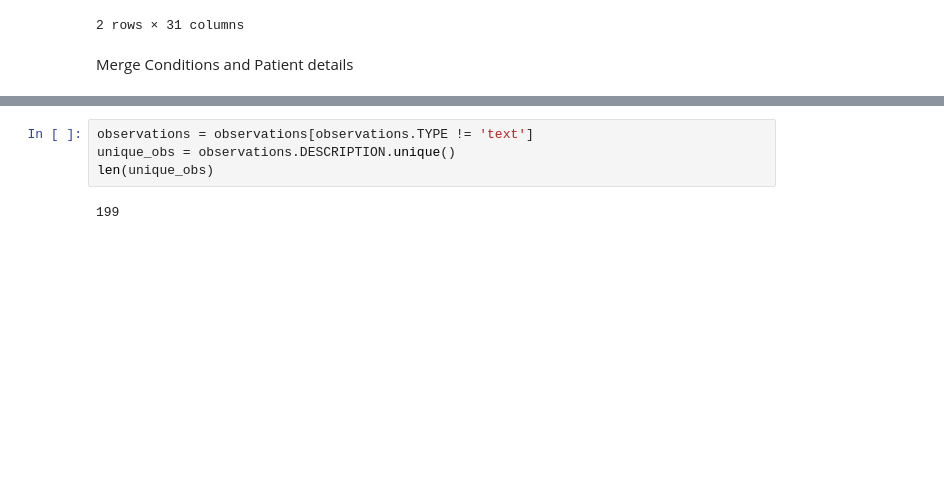
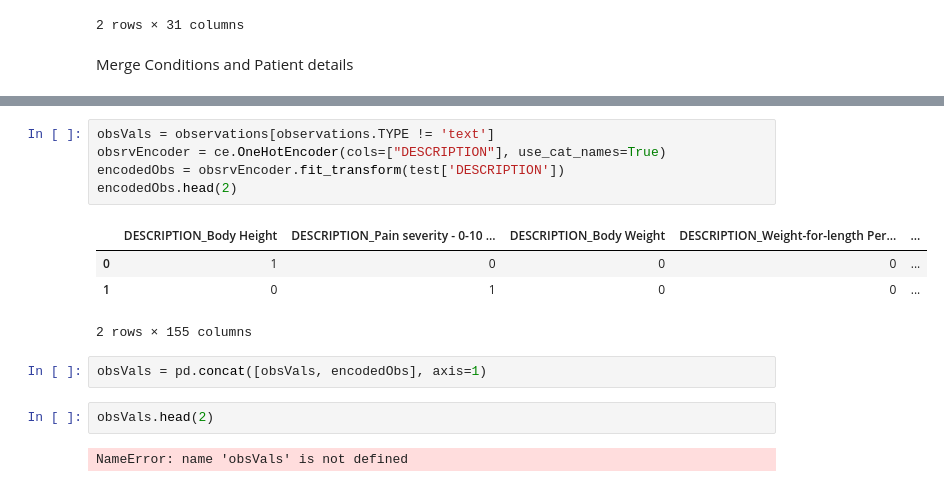
Before and after one commit to startsUp/PanPals, a Jupyter notebook: data-parsing.ipynb, the cells around one changed output, grey strips where cells are left out. Saved outputs shown, nothing was run; the diff lists cells and outputs as text; blank space fills up the shorter version.

```diff
--- a/data-parsing.ipynb
+++ b/data-parsing.ipynb
@@ -134,6 +139,16 @@ patient_age.head(2)
-# %%
-observations = observations[observations.TYPE != 'text']
-unique_obs = observations.DESCRIPTION.unique()
-len(unique_obs)
-# %% [output]
-199
+# %%
+obsVals = observations[observations.TYPE != 'text']
+obsrvEncoder = ce.OneHotEncoder(cols=["DESCRIPTION"], use_cat_names=True)
+encodedObs = obsrvEncoder.fit_transform(test['DESCRIPTION'])
+encodedObs.head(2)
+# %% [output]
+|  | DESCRIPTION_Body Height | DESCRIPTION_Pain severity - 0-10 ... | DESCRIPTION_Body Weight | DESCRIPTION_Weight-for-length Per... | ... |
+| 0 | 1 | 0 | 0 | 0 | ... |
+| 1 | 0 | 1 | 0 | 0 | ... |
+2 rows × 155 columns
+# %%
+obsVals = pd.concat([obsVals, encodedObs], axis=1)
+# %%
+obsVals.head(2)
+# %% [output]
+NameError: name 'obsVals' is not defined
```
Also changed, not shown: parts of 3 cells of this notebook, 2 other files.
